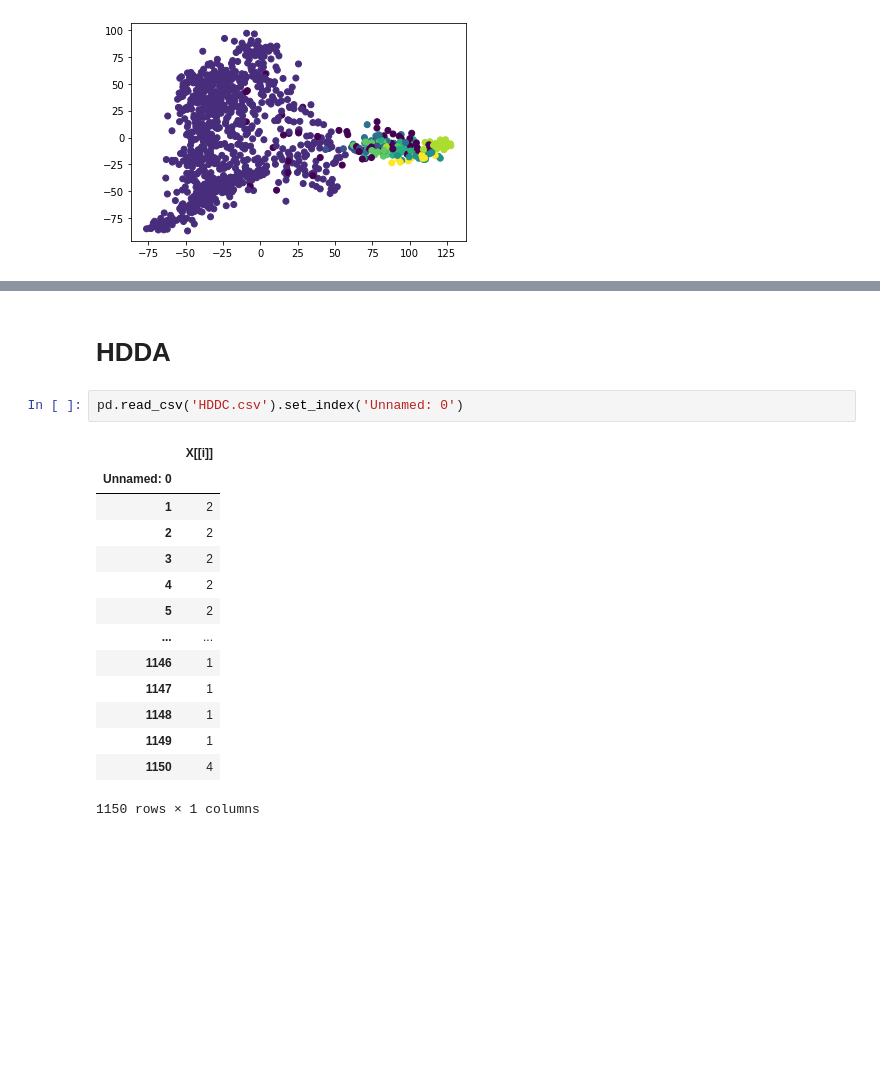
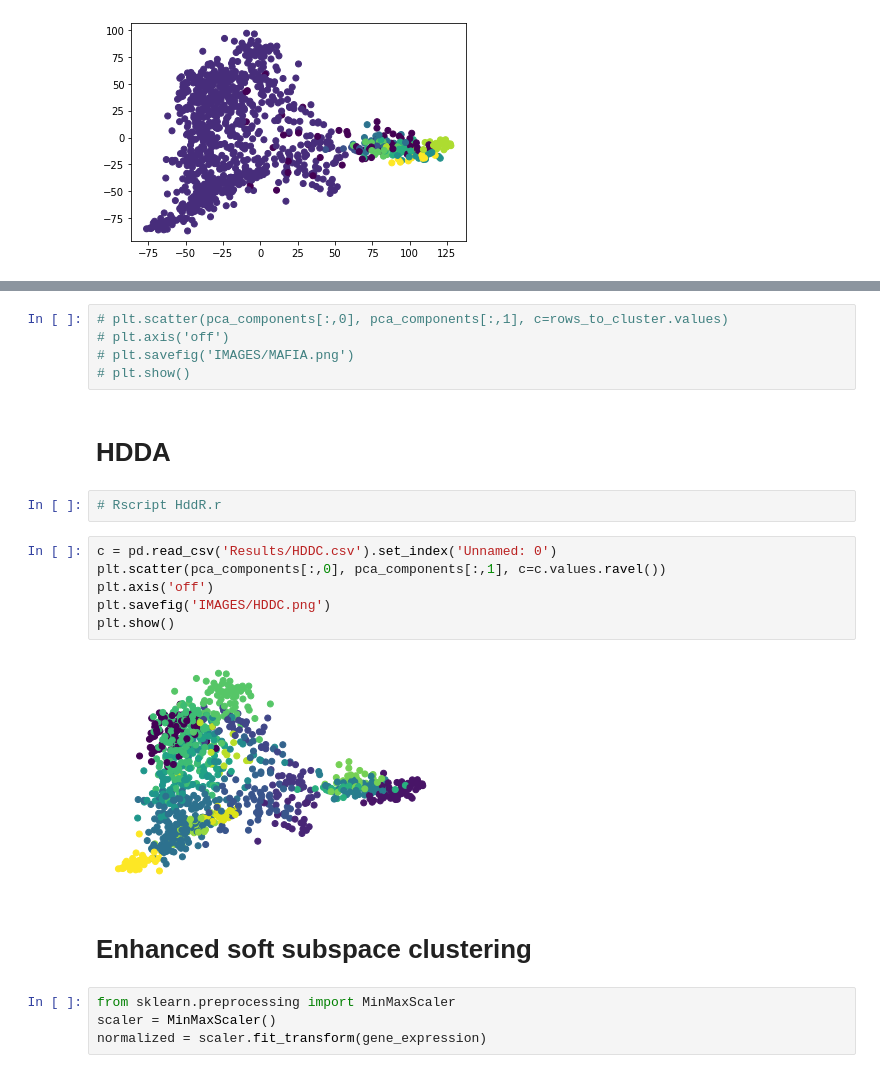
Before and after one commit to MarkF-hanze/UMCG_Thesis, a Jupyter notebook: Working_Code/Main.ipynb, the cells around one changed output, grey strips where cells are left out. Cells and saved outputs as stored; diff of their text form; blank space fills up the shorter version.

```diff
--- a/Working_Code/Main.ipynb
+++ b/Working_Code/Main.ipynb
@@ -263,19 +297,23 @@ set(hdbs.labels_)
+# %%
+# plt.scatter(pca_components[:,0], pca_components[:,1], c=rows_to_cluster.values)
+# plt.axis('off')
+# plt.savefig('IMAGES/MAFIA.png')
+# plt.show()
 # %% [markdown]
 # HDDA
-# %%
-pd.read_csv('HDDC.csv').set_index('Unnamed: 0')
-# %% [output]
-|  | X[[i]] |
-| Unnamed: 0 |  |
-| 1 | 2 |
-| 2 | 2 |
-| 3 | 2 |
-| 4 | 2 |
-| 5 | 2 |
-| ... | ... |
-| 1146 | 1 |
-| 1147 | 1 |
-| 1148 | 1 |
-| 1149 | 1 |
-| 1150 | 4 |
-1150 rows × 1 columns
+# %%
+# Rscript HddR.r
+# %%
+c = pd.read_csv('Results/HDDC.csv').set_index('Unnamed: 0')
+plt.scatter(pca_components[:,0], pca_components[:,1], c=c.values.ravel())
+plt.axis('off')
+plt.savefig('IMAGES/HDDC.png')
+plt.show()
+# %% [output]
+[figure, added]
+# %% [markdown]
+# Enhanced soft subspace clustering
+# %%
+from sklearn.preprocessing import MinMaxScaler
+scaler = MinMaxScaler()
+normalized = scaler.fit_transform(gene_expression)
```
Also changed, not shown: parts of 22 cells of this notebook, 43 other files.
